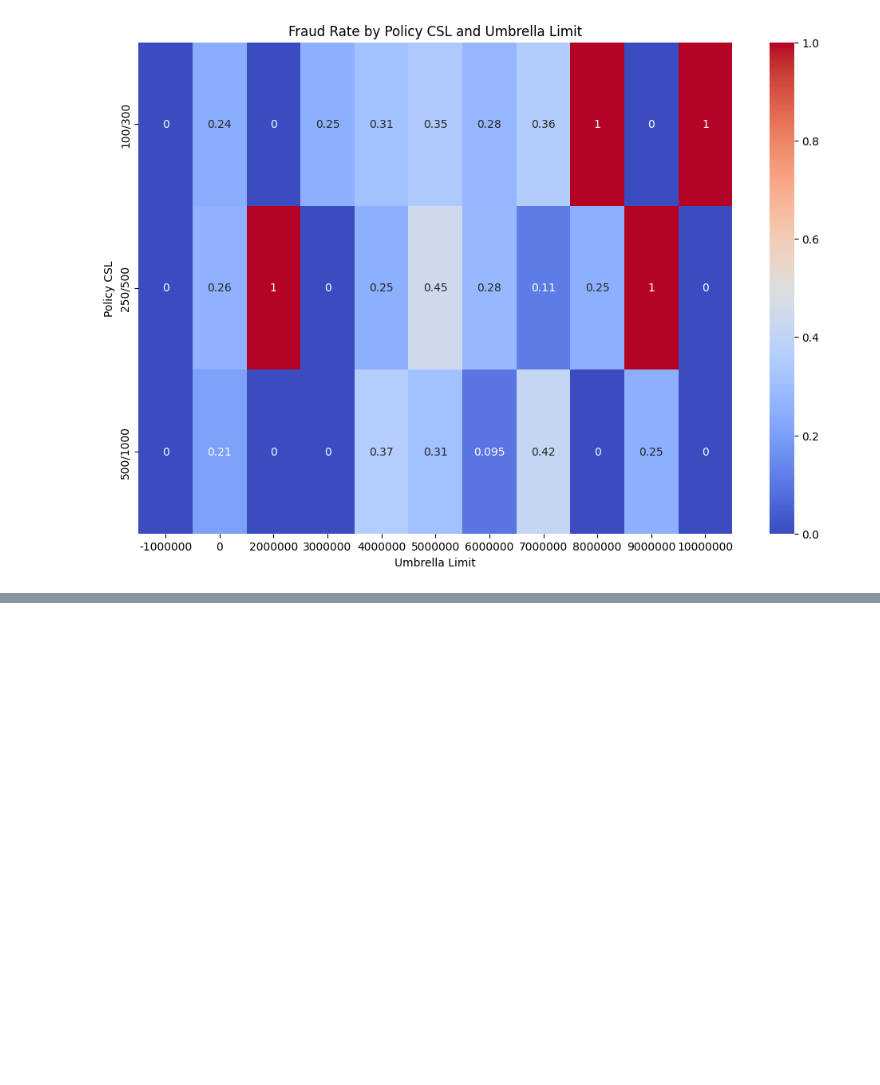
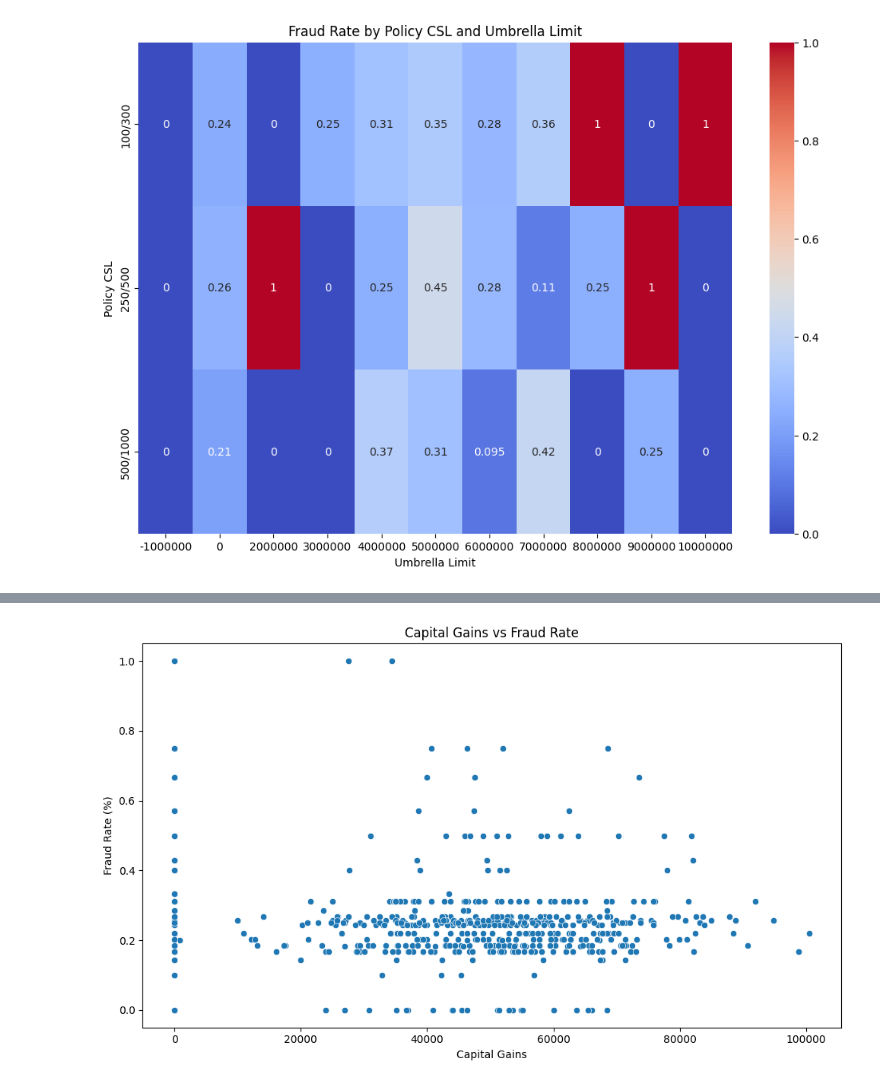
Before and after one commit to soplima/Automobile-Insurance-Claim-Prediction, a Jupyter notebook: InsuranceClaimAnalysis.ipynb, the cells around one changed output, grey strips where cells are left out. Cells and saved outputs as stored; diff of their text form; code cells hidden in the pictures; blank space fills up the shorter version.

```diff
--- a/InsuranceClaimAnalysis.ipynb
+++ b/InsuranceClaimAnalysis.ipynb
@@ -685,0 +757,11 @@ plt.show()
+# %%
+# Capital Gains vs Fraud Rate
+plt.figure(figsize=(10, 6))
+sb.scatterplot(x='capital-gains', y='fraud_rate', data=data, palette="Set2")
+plt.title('Capital Gains vs Fraud Rate')
+plt.xlabel('Capital Gains')
+plt.ylabel('Fraud Rate (%)')
+plt.tight_layout()
+plt.show()
+# %% [output]
+[figure, added]
```
Also changed, not shown: parts of 6 cells of this notebook, 1 other file.
